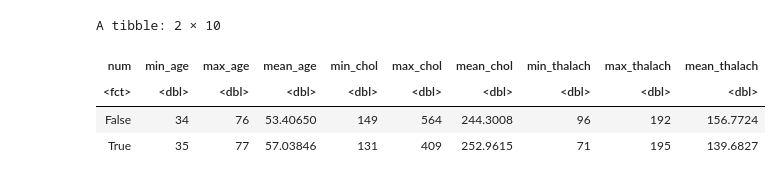
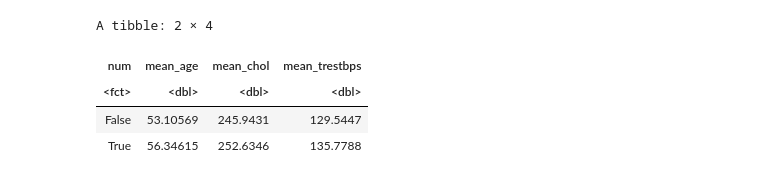
Before and after one commit to gabbiv16/dsci100-2024S, a Jupyter notebook: Project Proposal.ipynb, the cells around one changed output. Cells and saved outputs as stored; diff of their text form; code cells hidden in the pictures.

```diff
--- a/Project Proposal.ipynb
+++ b/Project Proposal.ipynb
@@ -28,9 +20,10 @@ cleveland_data <- read_csv("data/heart_disease/processed.cleveland.data", col_na
 
 #rename the columns
 cleveland_data <- rename(cleveland_data, age = X1, sex = X2, cp = X3, trestbps = X4, chol = X5, fbs = X6, restecg = X7, thalach = X8, exang = X9, oldpeak = X10, slope = X11, ca = X12, thal = X13, num = X14)
+cleveland_data
 
 #select the relevant columns (age, chol, trestbps, num)
-cleveland_selected <- select(cleveland_data, age, chol, thalach, num) |>
+cleveland_selected <- select(cleveland_data, age, chol, trestbps, num) |>
     arrange(age)
 
 #wrangle the data, set num to either True/False
@@ -43,8 +36,6 @@ cleveland_wrangled
 cleveland_split <- initial_split(cleveland_wrangled, prop = 0.75, strata = num)
 cleveland_train <- training(cleveland_split)
 cleveland_test <- testing(cleveland_split)
-
-head(cleveland_train)
 # %% [output]
 Rows: 303 Columns: 14
 ── Column specification ────────────────────────────────────────────────────────
@@ -80,16 +76,16 @@ A tibble: 6 × 4
 # %%
 cleveland_summarize <- cleveland_train |>
     group_by(num) |>
-    summarize(min_age = min(age, na.rm = TRUE), max_age = max(age, na.rm = TRUE), mean_age = mean(age, na.rm = TRUE), min_chol = min(chol, na.rm = TRUE), max_chol = max(chol, na.rm = TRUE),
-              mean_chol = mean(chol, na.rm = TRUE), min_thalach = min(thalach, na.rm = TRUE), max_thalach = max(thalach, na.rm = TRUE), mean_thalach = mean(thalach, na.rm = TRUE)
+    summarize(mean_age = mean(age, na.rm = TRUE),
+              mean_chol = mean(chol, na.rm = TRUE), mean_trestbps = mean(trestbps, na.rm = TRUE)
               )
 cleveland_summarize
 # %% [output]
-A tibble: 2 × 10
+A tibble: 2 × 4
-| num | min_age | max_age | mean_age | min_chol | max_chol | mean_chol | min_thalach | max_thalach | mean_thalach |
-| <fct> | <dbl> | <dbl> | <dbl> | <dbl> | <dbl> | <dbl> | <dbl> | <dbl> | <dbl> |
-| False | 34 | 76 | 53.40650 | 149 | 564 | 244.3008 | 96 | 192 | 156.7724 |
-| True | 35 | 77 | 57.03846 | 131 | 409 | 252.9615 | 71 | 195 | 139.6827 |
+| num | mean_age | mean_chol | mean_trestbps |
+| <fct> | <dbl> | <dbl> | <dbl> |
+| False | 53.10569 | 245.9431 | 129.5447 |
+| True | 56.34615 | 252.6346 | 135.7788 |
 # %%
 #plotting.
 # plot 1: age + chol, plot 2: age + bp, plot 3: chol + bp
```
Also changed, not shown: parts of 12 cells of this notebook, 1 other file.
